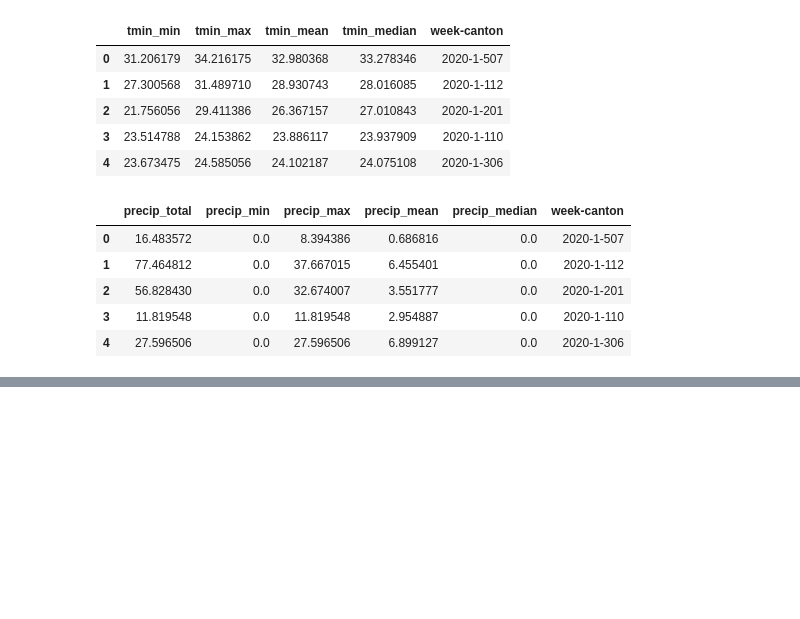
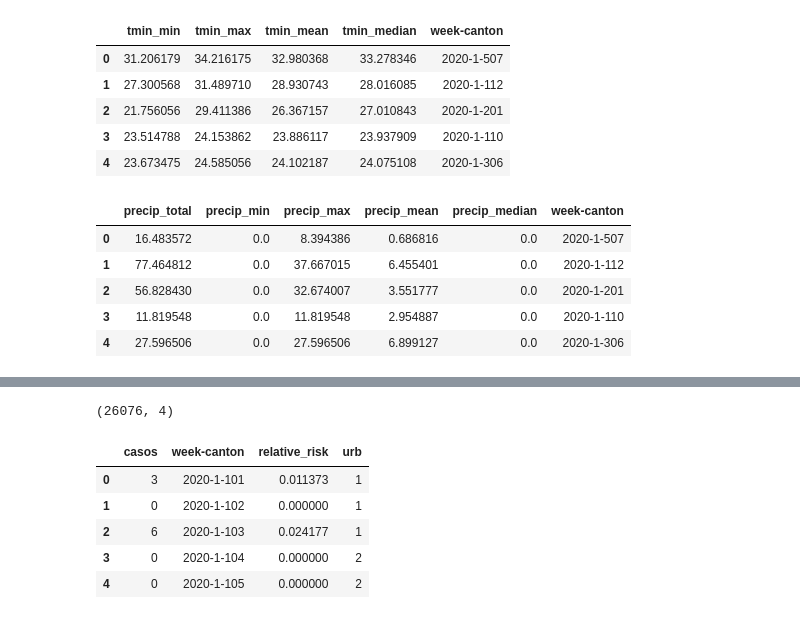
Before and after one commit to artisticlimon/dengue-model, a Jupyter notebook: processing/integrate_data/integrate_data.ipynb, the cells around one changed output, grey strips where cells are left out. Cells and saved outputs as stored; diff of their text form; code cells hidden in the pictures; blank space fills up the shorter version.

```diff
--- a/processing/integrate_data/integrate_data.ipynb
+++ b/processing/integrate_data/integrate_data.ipynb
@@ -142,0 +195,2 @@ precip.head()
+# %%
+rr.columns = ['relative_risk', 'week-canton']
@@ -142,0 +225,13 @@ precip.head()
+# %%
+demo.shape
+# %% [output]
+(26076, 4)
+# %%
+demo.head()
+# %% [output]
+|  | casos | week-canton | relative_risk | urb |
+| 0 | 3 | 2020-1-101 | 0.011373 | 1 |
+| 1 | 0 | 2020-1-102 | 0.000000 | 1 |
+| 2 | 6 | 2020-1-103 | 0.024177 | 1 |
+| 3 | 0 | 2020-1-104 | 0.000000 | 2 |
+| 4 | 0 | 2020-1-105 | 0.000000 | 2 |
```
Also changed, not shown: parts of 26 cells of this notebook, 1 other file.
